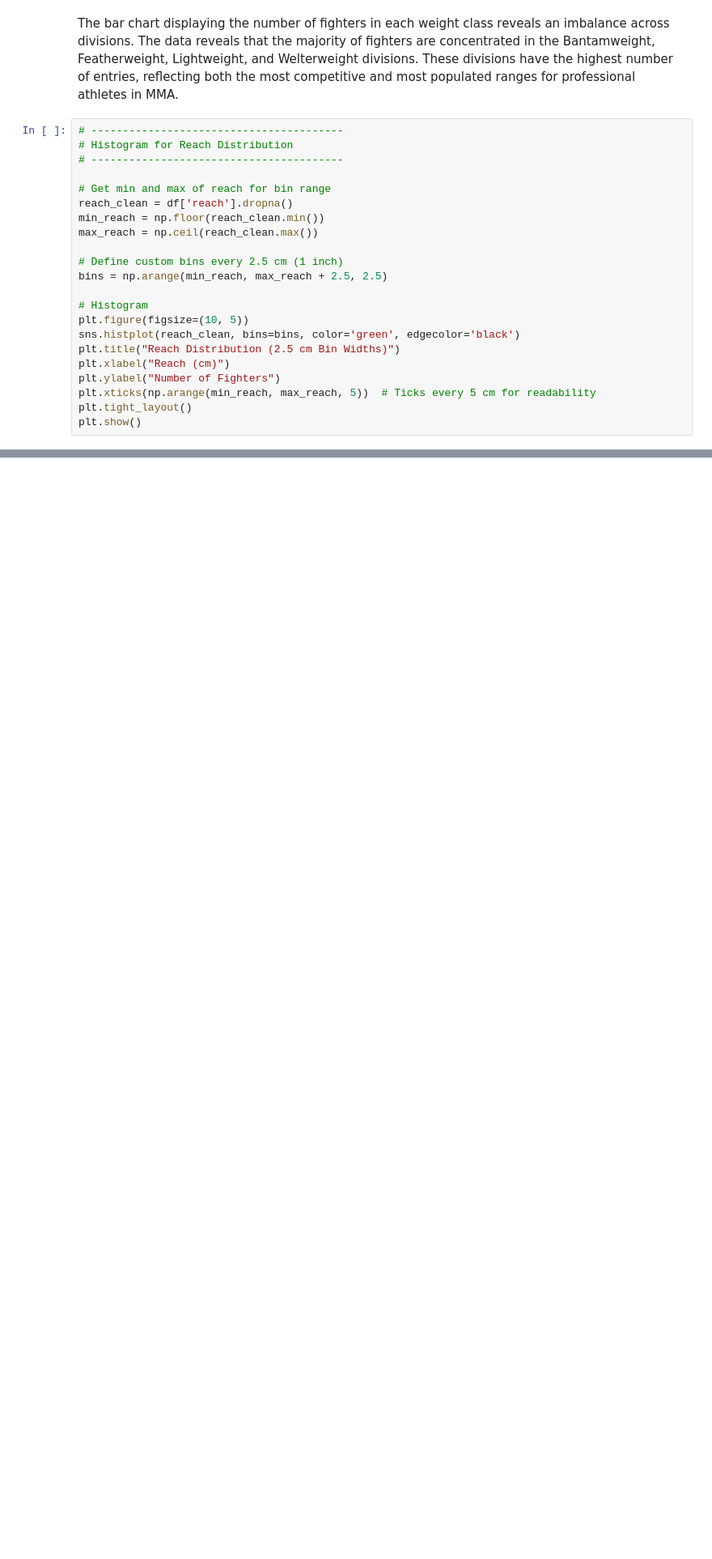
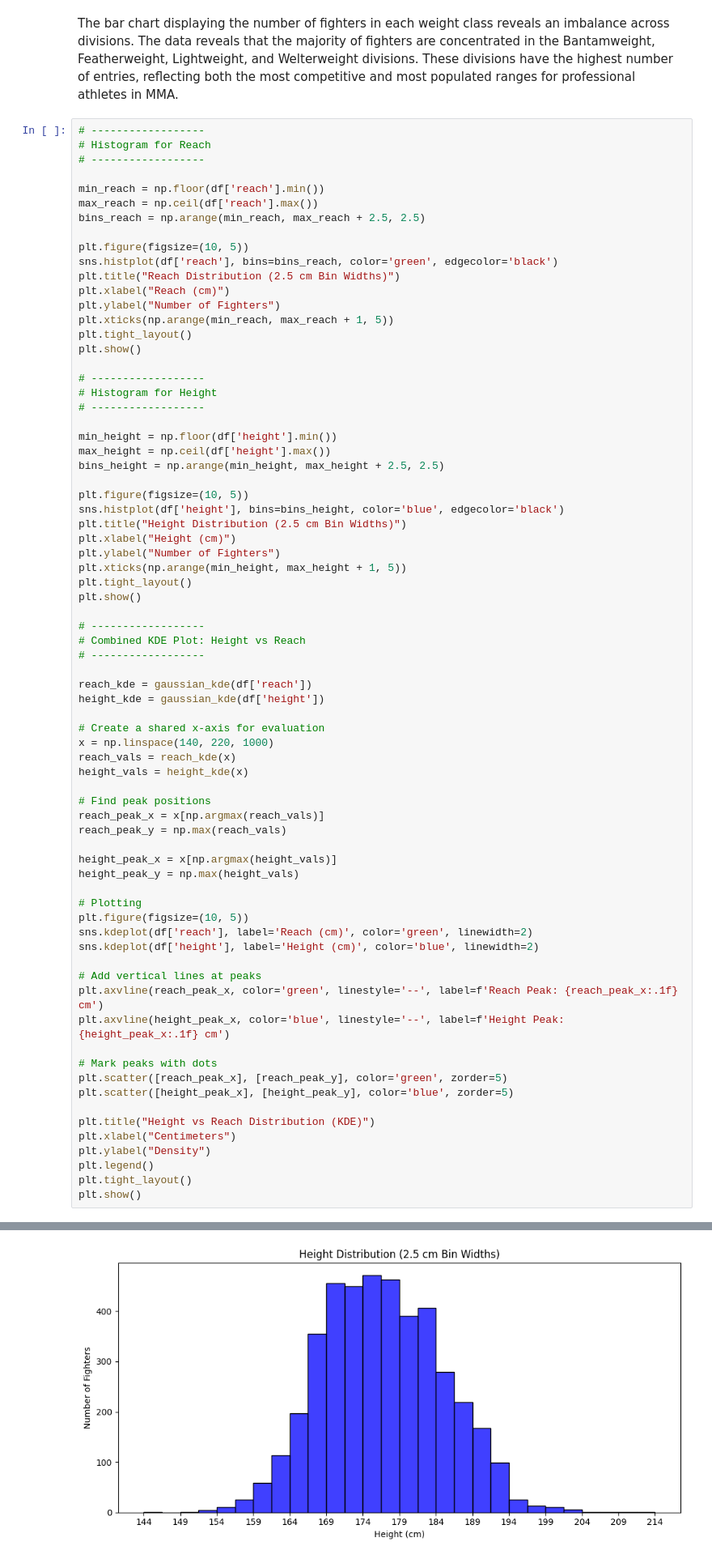
Before and after one commit to zeynep-fa/DSA210_Term_Project, a Jupyter notebook: DSA210_project.ipynb, the cells around one changed output, grey strips where cells are left out. Shown: that part at 81% size. Saved outputs shown, nothing was run; the diff lists cells and outputs as text; blank space fills up the shorter version.

```diff
--- a/DSA210_project.ipynb
+++ b/DSA210_project.ipynb
@@ -81,26 +82,78 @@ plt.show()
 The bar chart displaying the number of fighters in each weight class reveals an imbalance across divisions.
 The data reveals that the majority of fighters are concentrated in the Bantamweight, Featherweight, Lightweight, and Welterweight divisions. These divisions have the highest number of entries, reflecting both the most competitive and most populated ranges for professional athletes in MMA.
 # %%
-# ----------------------------------------
-# Histogram for Reach Distribution
-# ----------------------------------------
+# ------------------
+# Histogram for Reach
+# ------------------
 
-# Get min and max of reach for bin range
-reach_clean = df['reach'].dropna()
-min_reach = np.floor(reach_clean.min())
-max_reach = np.ceil(reach_clean.max())
+min_reach = np.floor(df['reach'].min())
+max_reach = np.ceil(df['reach'].max())
+bins_reach = np.arange(min_reach, max_reach + 2.5, 2.5)
 
-# Define custom bins every 2.5 cm (1 inch)
-bins = np.arange(min_reach, max_reach + 2.5, 2.5)
-
-# Histogram
 plt.figure(figsize=(10, 5))
-sns.histplot(reach_clean, bins=bins, color='green', edgecolor='black')
+sns.histplot(df['reach'], bins=bins_reach, color='green', edgecolor='black')
 plt.title("Reach Distribution (2.5 cm Bin Widths)")
 plt.xlabel("Reach (cm)")
 plt.ylabel("Number of Fighters")
-plt.xticks(np.arange(min_reach, max_reach, 5))  # Ticks every 5 cm for readability
+plt.xticks(np.arange(min_reach, max_reach + 1, 5))
 plt.tight_layout()
 plt.show()
+
+# ------------------
+# Histogram for Height
+# ------------------
+
+min_height = np.floor(df['height'].min())
+max_height = np.ceil(df['height'].max())
+bins_height = np.arange(min_height, max_height + 2.5, 2.5)
+
+plt.figure(figsize=(10, 5))
+sns.histplot(df['height'], bins=bins_height, color='blue', edgecolor='black')
+plt.title("Height Distribution (2.5 cm Bin Widths)")
+plt.xlabel("Height (cm)")
+plt.ylabel("Number of Fighters")
+plt.xticks(np.arange(min_height, max_height + 1, 5))
+plt.tight_layout()
+plt.show()
+
+# ------------------
+# Combined KDE Plot: Height vs Reach
+# ------------------
+
+reach_kde = gaussian_kde(df['reach'])
+height_kde = gaussian_kde(df['height'])
+
+# Create a shared x-axis for evaluation
+x = np.linspace(140, 220, 1000)
+reach_vals = reach_kde(x)
+height_vals = height_kde(x)
+
+# Find peak positions
+reach_peak_x = x[np.argmax(reach_vals)]
+reach_peak_y = np.max(reach_vals)
+
+height_peak_x = x[np.argmax(height_vals)]
+height_peak_y = np.max(height_vals)
+
+# Plotting
+plt.figure(figsize=(10, 5))
+sns.kdeplot(df['reach'], label='Reach (cm)', color='green', linewidth=2)
+sns.kdeplot(df['height'], label='Height (cm)', color='blue', linewidth=2)
+
+# Add vertical lines at peaks
+plt.axvline(reach_peak_x, color='green', linestyle='--', label=f'Reach Peak: {reach_peak_x:.1f} cm')
+plt.axvline(height_peak_x, color='blue', linestyle='--', label=f'Height Peak: {height_peak_x:.1f} cm')
+
+# Mark peaks with dots
+plt.scatter([reach_peak_x], [reach_peak_y], color='green', zorder=5)
+plt.scatter([height_peak_x], [height_peak_y], color='blue', zorder=5)
+
+plt.title("Height vs Reach Distribution (KDE)")
+plt.xlabel("Centimeters")
+plt.ylabel("Density")
+plt.legend()
+plt.tight_layout()
+plt.show()
 # %% [output]
 [figure]
+[figure, added]
```
Also changed, not shown: parts of 12 cells of this notebook, 3 other files.
